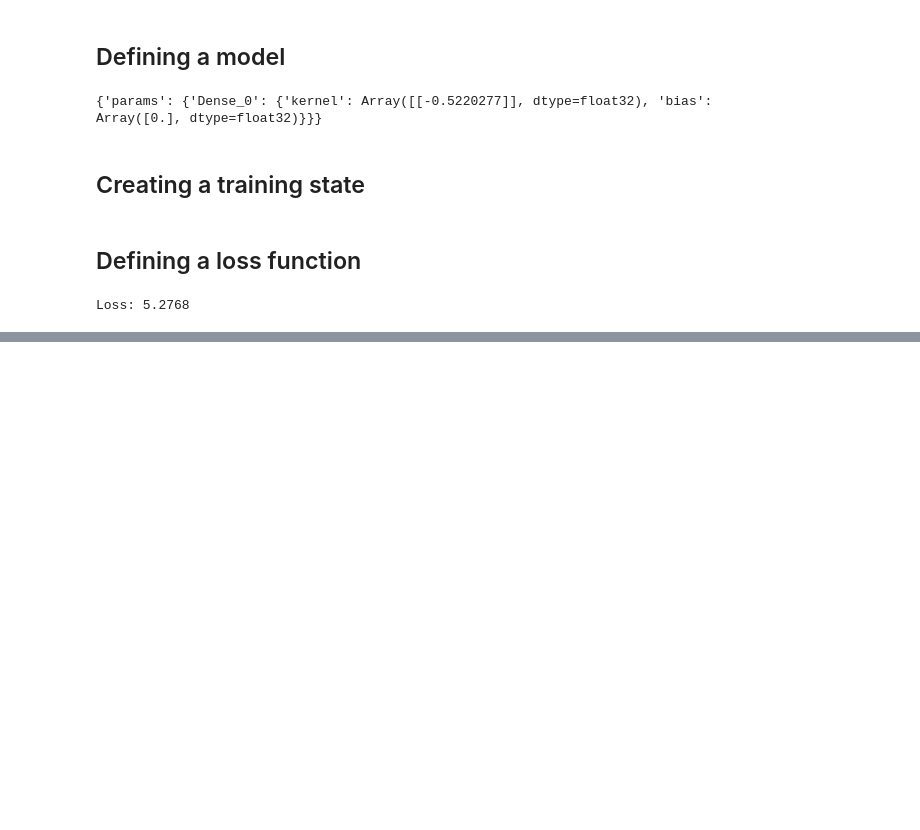
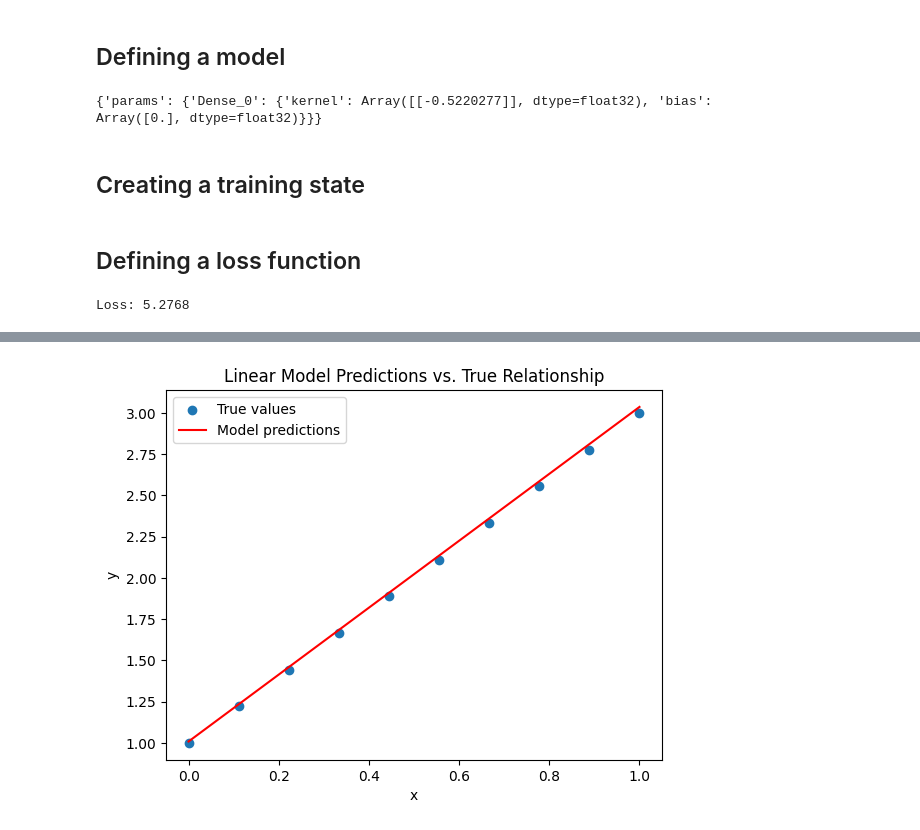
Before and after one commit to bnievesgdl/notebooks-dl-bio, a Jupyter notebook: notebooks/chapter_1_training_loop.ipynb, the cells around one changed output, grey strips where cells are left out. Cells and saved outputs as stored; diff of their text form; code cells hidden in the pictures; blank space fills up the shorter version.

```diff
--- a/notebooks/chapter_1_training_loop.ipynb
+++ b/notebooks/chapter_1_training_loop.ipynb
@@ -232,0 +225,11 @@ Loss: 5.2768
+# %%
+@jax.jit
+def train_step(state, x, y):
+    def calculate_loss(params):
+        # state, x and y are not part of the function signature but are accessed
+        predictions = state.apply_fn({"params": params}, x)
+        return jnp.mean((predictions - y) ** 2)
+
+    loss, grads = jax.value_and_grad(calculate_loss)(state.params)
+    state = state.apply_gradients(grads=grads)
+    return state, loss
@@ -232,0 +238,12 @@ Loss: 5.2768
+# %%
+@jax.jit
+def train_step(state, x, y):
+    def calculate_loss(params):
+        predictions = state.apply_fn({"params": params}, x)
+        loss = jnp.mean((predictions - y) ** 2)
+        return loss, predictions # Return both loss and preds (aux info).
+
+    (loss, predictions), grads = jax.value_and_grad(calculate_loss, has_aux=True)(state.params)
+
+    state = state.apply_gradients(grads=grads)
+    return state, (loss, predictions)
@@ -232,0 +252,7 @@ Loss: 5.2768
+# %%
+num_epochs = 150 # Number of full passes through the training data
+
+for epoch in range(num_epochs):
+    state, (loss, _) = train_step(state, x_data, y_data)
+    if epoch % 10 == 0:
+        print(f"Epoch {epoch}, Loss: {loss:.4f}")
@@ -232,0 +275,17 @@ Loss: 5.2768
+# %%
+# Generate test data (x values between 0 and 1).
+x_test = jnp.linspace(0, 1, 10).reshape(-1, 1)
+y_test = 2 * x_test + 1 # Ground truth: linear function without noise
+
+# Get model predictions
+y_pred = state.apply_fn({"params": state.params}, x_test)
+
+plt.scatter(x_test, y_test, label="True values")
+plt.plot(x_test, y_pred, color="red", label="Model predictions")
+plt.xlabel("x")
+plt.ylabel("y")
+plt.legend()
+plt.title("Linear Model Predictions vs. True Relationship")
+plt.show()
+# %% [output]
+[figure, added]
```
Also changed, not shown: parts of 9 cells of this notebook.
